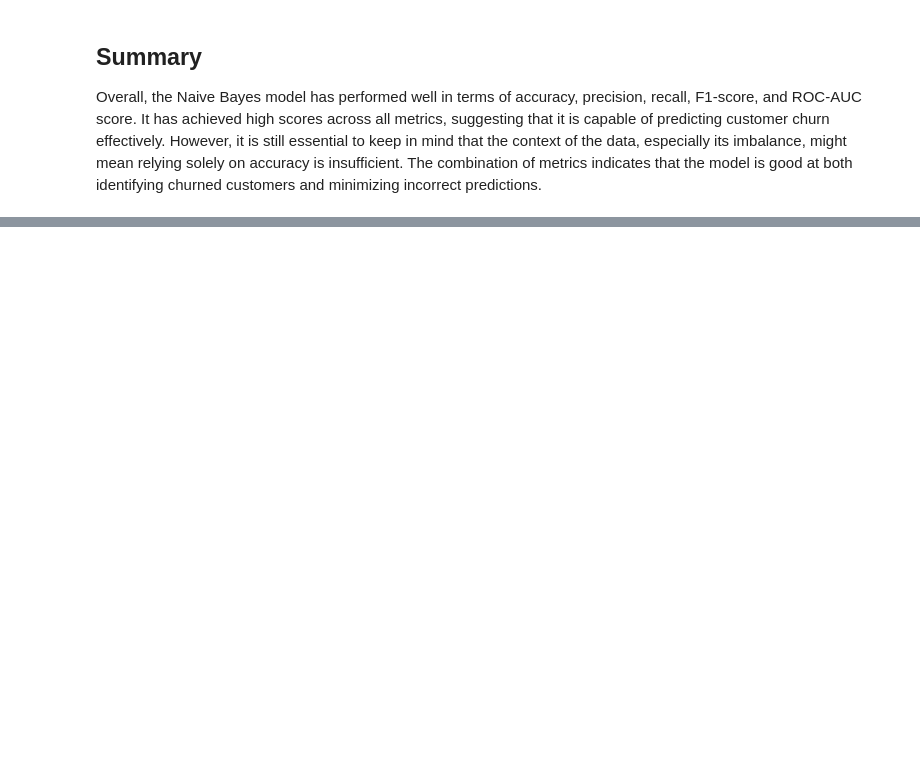
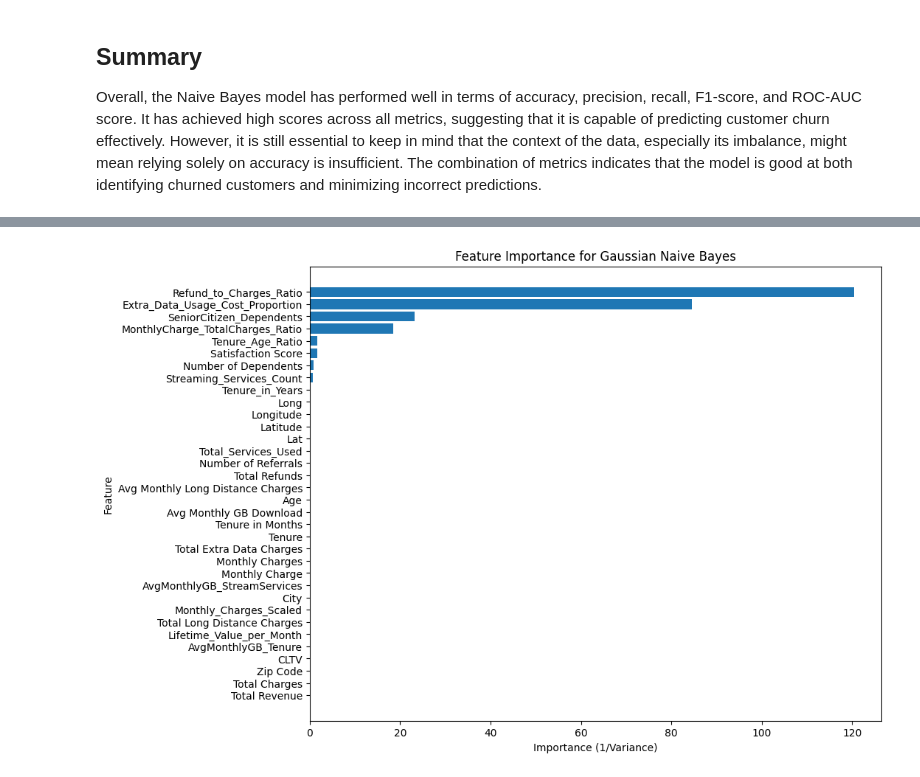
Before and after one commit to eelisee/telco-customer-churn, a Jupyter notebook: 4_analysis/1_Naive_Bayes.ipynb, the cells around one changed output, grey strips where cells are left out. Cells and saved outputs as stored; diff of their text form; code cells hidden in the pictures; blank space fills up the shorter version.

```diff
--- a/4_analysis/1_Naive_Bayes.ipynb
+++ b/4_analysis/1_Naive_Bayes.ipynb
@@ -54,0 +125,16 @@ y_pred = nb_classifier.predict(X_test)
+# %%
+# Continuous features (floats and original integer types that are not 0/1)
+continuous_features = [col for col in df.columns if df[col].dtype == 'float64' or (df[col].dtype == 'int64' and df[col].nunique() > 2)]
+
+# Binary features (the 0/1 boolean encoded ones)
+binary_features = [col for col in df.columns if df[col].dtype == 'int64' and df[col].nunique() == 2]
+
+print("Continuous Features:")
+print(continuous_features)
+
+print("\nBinary Features:")
+print(binary_features)
+
+
+print(f"Number of continuous features: {len(continuous_features)}")
+print(f"Number of binary features: {len(binary_features)}")
@@ -120,0 +557,77 @@ Overall, the Naive Bayes model has performed well in terms of accuracy, precisio
+# %%
+import numpy as np
+import pandas as pd
+
+import matplotlib.pyplot as plt
+
+# Get the feature names
+feature_names = X_train[continuous_features].columns
+
+# Get the means and variances from the Gaussian Naive Bayes model
+means = gnb.theta_
+variances = gnb.var_
+
+# Calculate the importance as the inverse of the variance (features with lower variance are more important)
+importance = 1 / variances
+
+# Create a DataFrame to hold feature names and their corresponding importance
+feature_importance_df = pd.DataFrame({'Feature': feature_names, 'Importance': importance[0]})
+
+# Sort the DataFrame by the importance
+feature_importance_df = feature_importance_df.sort_values(by='Importance', ascending=False)
+
+# Plot the feature importance
+plt.figure(figsize=(10, 8))
+plt.barh(feature_importance_df['Feature'], feature_importance_df['Importance'])
+plt.xlabel('Importance (1/Variance)')
+plt.ylabel('Feature')
+plt.title('Feature Importance for Gaussian Naive Bayes')
+plt.gca().invert_yaxis()
+plt.show()
+# Get the feature names for binary features
+binary_feature_names = X_train[binary_features].columns
+
+# Get the class log prior and feature log probabilities from the Multinomial Naive Bayes model
+class_log_prior = mnb.class_log_prior_
+feature_log_prob = mnb.feature_log_prob_
+
+# Calculate the importance as the exponent of the feature log probabilities (features with higher probabilities are more important)
+importance_binary = np.exp(feature_log_prob)
+
+# Create a DataFrame to hold feature names and their corresponding importance for each class
+feature_importance_binary_df = pd.DataFrame(importance_binary.T, index=binary_feature_names, columns=['Class 0 Importance', 'Class 1 Importance'])
+
+# Sort the DataFrame by the importance for class 1
+feature_importance_binary_df = feature_importance_binary_df.sort_values(by='Class 1 Importance', ascending=False)
+
+# Plot the feature importance for binary features
+plt.figure(figsize=(10, 8))
+feature_importance_binary_df['Class 1 Importance'].plot(kind='barh')
+plt.xlabel('Importance (exp(Log Probability))')
+plt.ylabel('Feature')
+plt.title('Feature Importance for Multinomial Naive Bayes (Class 1)')
+plt.gca().invert_yaxis()
+plt.show()
+
+# Combine the importance from both models by concatenating them
+combined_importance = np.concatenate((importance[0], importance_binary[1]))
+
+# Combine the feature names from both models
+combined_feature_names = np.concatenate((feature_names, binary_feature_names))
+
+# Create a DataFrame to hold feature names and their corresponding combined importance
+combined_feature_importance_df = pd.DataFrame({'Feature': combined_feature_names, 'Importance': combined_importance})
+
+# Sort the DataFrame by the combined importance
+combined_feature_importance_df = combined_feature_importance_df.sort_values(by='Importance', ascending=False)
+
+# Plot the combined feature importance
+plt.figure(figsize=(10, 8))
+plt.barh(combined_feature_importance_df['Feature'], combined_feature_importance_df['Importance'])
+plt.xlabel('Combined Importance')
+plt.ylabel('Feature')
+plt.title('Combined Feature Importance for Gaussian and Multinomial Naive Bayes')
+plt.gca().invert_yaxis()
+plt.show()
+# %% [output]
+[figure, added]
```
Also changed, not shown: parts of 30 cells of this notebook, 7 other files.
